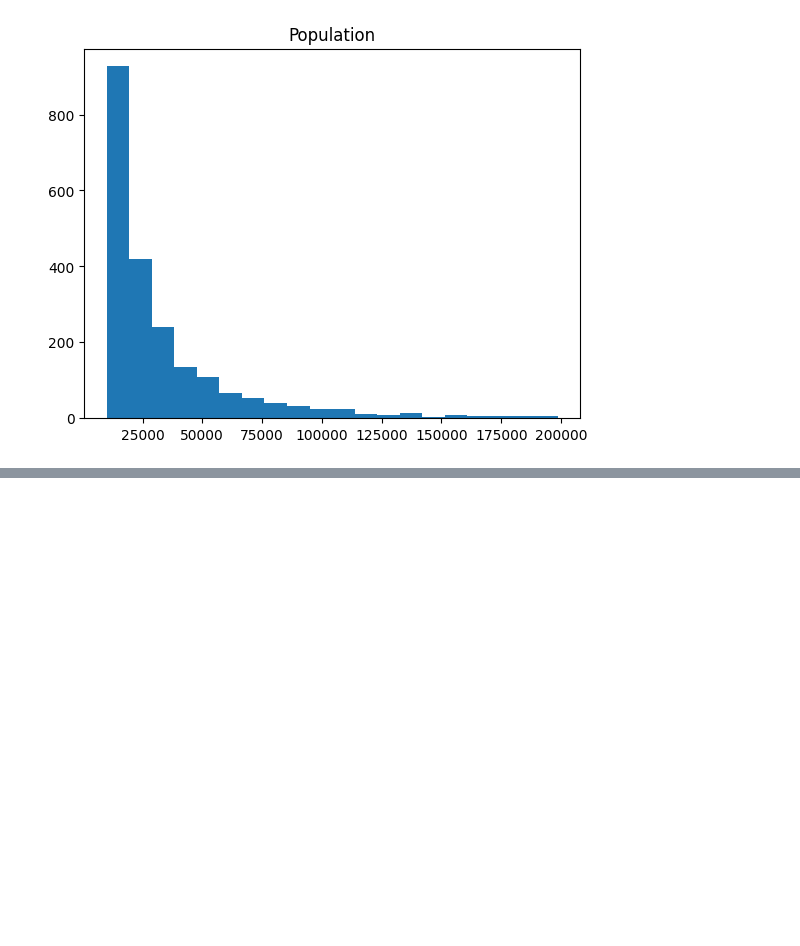
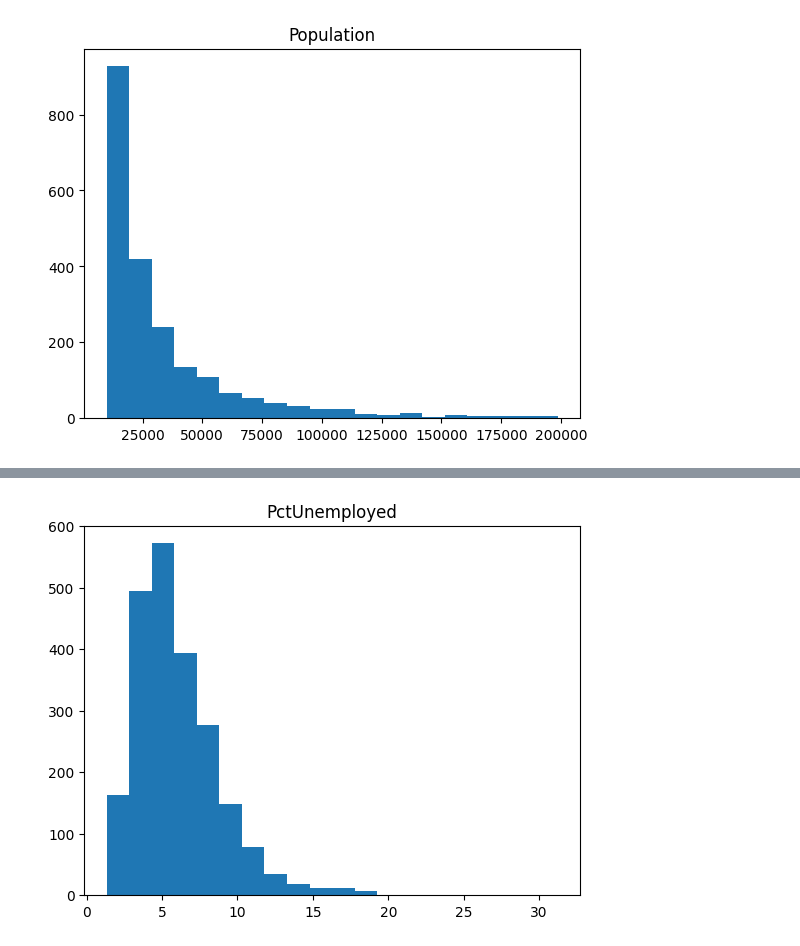
Before and after one commit to FrancoA325/PredictiveG24, a Jupyter notebook: Exploration.ipynb, the cells around one changed output, grey strips where cells are left out. Cells and saved outputs as stored; diff of their text form; code cells hidden in the pictures; blank space fills up the shorter version.

```diff
--- a/Exploration.ipynb
+++ b/Exploration.ipynb
@@ -204,0 +232,9 @@ plt.show()
+# %%
+crime_in_cleaned = crime_in.dropna(subset=['PctUnemployed'])
+crime_in_cleaned['PctUnemployed'] = (crime_in_cleaned['PctUnemployed'].astype(float))
+
+plt.hist(crime_in_cleaned['PctUnemployed'], bins=20)
+plt.title('PctUnemployed')
+plt.show()
+# %% [output]
+[figure, added]
```
Also changed, not shown: parts of 9 cells of this notebook, 1 other file.
